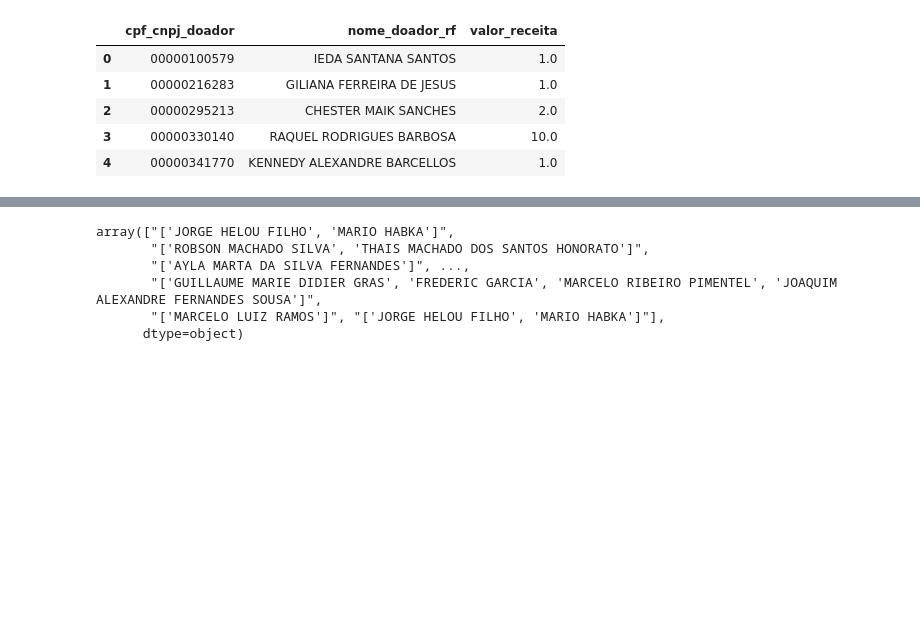
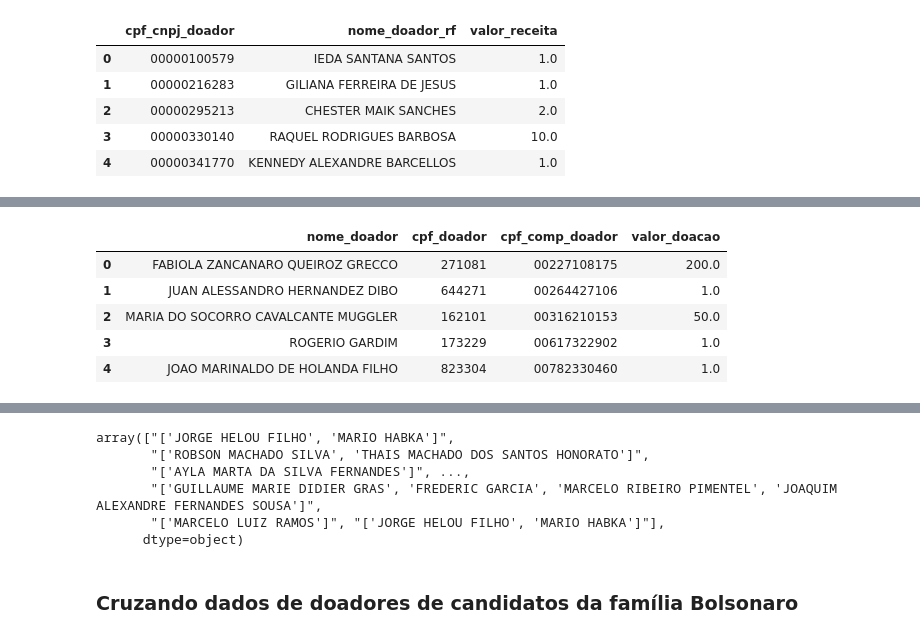
Before and after one commit to lucasthaynan/cartao_corporativo, a Jupyter notebook: cartao_corporativo_jair_bolsonaro_cruzametnos.ipynb, the cells around one changed output, grey strips where cells are left out. Saved outputs shown, nothing was run; the diff lists cells and outputs as text; code cells hidden in the pictures; blank space fills up the shorter version.

```diff
--- a/cartao_corporativo_jair_bolsonaro_cruzametnos.ipynb
+++ b/cartao_corporativo_jair_bolsonaro_cruzametnos.ipynb
@@ -361,4 +363,6 @@ df_doadores_bolsonaro.head()
 # %%
+# script normal funcionando
+
 lista_doadores_prestadores = []
 
 for doador in df_doadores_bolsonaro.values:
@@ -379,7 +383,16 @@ for doador in df_doadores_bolsonaro.values:
 
     # if df_socios_prestadores["nomes_socios"].str.contains(nome_doador):
     if df_socios_prestadores["nomes_socios"].str.contains(nome_doador).any() and df_socios_prestadores["cpf_socios"].str.contains(cpf_doador).any():
+
         print(f"Achei: {nome_doador} | CPF: {cpf_doador} | Valor: {valor_doador} ")
+
+        lista_doadores_prestadores.append({
+            "nome_doador": nome_doador,
+            "cpf_doador": cpf_doador,
+            "cpf_comp_doador": doador[0],
+            "valor_doacao": valor_doador
+        })
+
 
         print("-------")
     # print("-------")
@@ -394,3 +417,14 @@ KeyboardInterrupt:
+# %%
+df_doadores_jair_bolsonaro = pd.DataFrame(lista_doadores_prestadores)
+# %%
+df_doadores_jair_bolsonaro.head()
+# %% [output]
+|  | nome_doador | cpf_doador | cpf_comp_doador | valor_doacao |
+| 0 | FABIOLA ZANCANARO QUEIROZ GRECCO | 271081 | 00227108175 | 200.0 |
+| 1 | JUAN ALESSANDRO HERNANDEZ DIBO | 644271 | 00264427106 | 1.0 |
+| 2 | MARIA DO SOCORRO CAVALCANTE MUGGLER | 162101 | 00316210153 | 50.0 |
+| 3 | ROGERIO GARDIM | 173229 | 00617322902 | 1.0 |
+| 4 | JOAO MARINALDO DE HOLANDA FILHO | 823304 | 00782330460 | 1.0 |
 # %%
 df_socios_prestadores.head(1)
 # %% [output]
@@ -405,3 +439,5 @@ array(["['JORGE HELOU FILHO', 'MARIO HABKA']",
        "['GUILLAUME MARIE DIDIER GRAS', 'FREDERIC GARCIA', 'MARCELO RIBEIRO PIMENTEL', 'JOAQUIM ALEXANDRE FERNANDES SOUSA']",
        "['MARCELO LUIZ RAMOS']", "['JORGE HELOU FILHO', 'MARIO HABKA']"],
       dtype=object)
+# %% [markdown]
+### Cruzando dados de doadores de candidatos da família Bolsonaro
```
Also changed, not shown: parts of 6 cells of this notebook.
